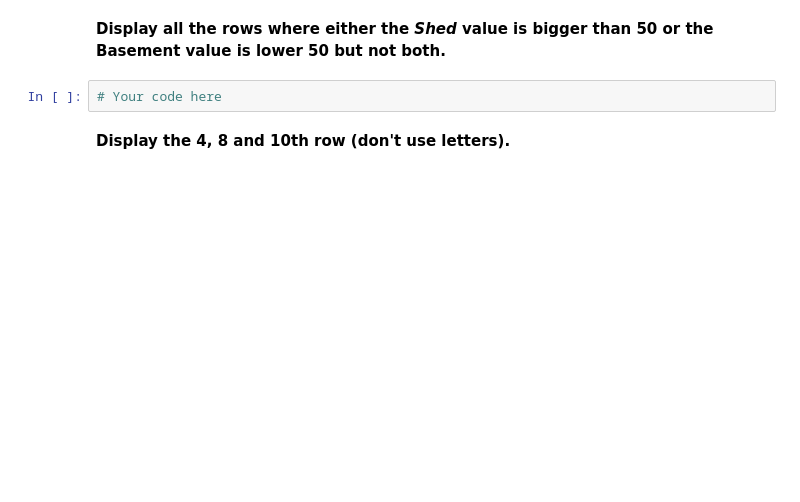
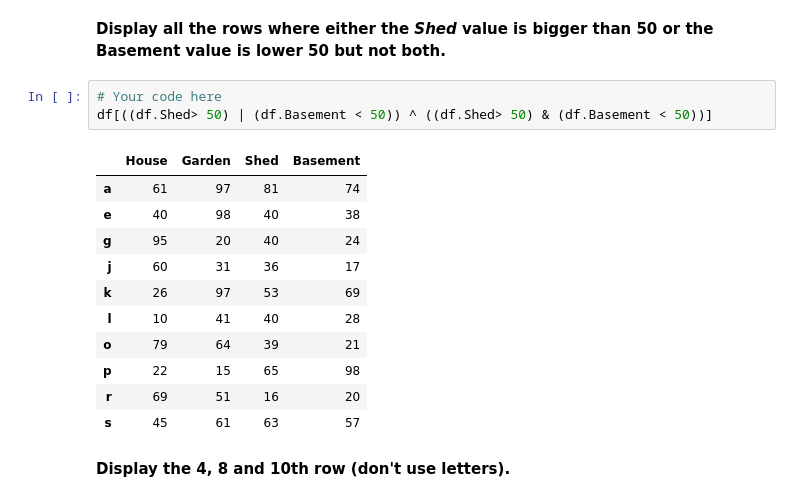
Before and after one commit to meitalis/meitalis_repository, a Jupyter notebook: samples/panda/pandas_ex1_ben.ipynb, the cells around one changed output. Saved outputs shown, nothing was run; the diff lists cells and outputs as text; blank space fills up the shorter version.

```diff
--- a/samples/panda/pandas_ex1_ben.ipynb
+++ b/samples/panda/pandas_ex1_ben.ipynb
@@ -844,7 +924,20 @@ __Display all the rows where the *Garden* value is bigger than 50.__
 # %% [markdown]
 __Display all the rows where either the *Shed* value is bigger than 50 or the Basement value is lower 50 but not both.__
-# %%
-# Your code here
+# %%
+# Your code here
+df[((df.Shed> 50) | (df.Basement < 50)) ^ ((df.Shed> 50) & (df.Basement < 50))]
+# %% [output]
+|  | House | Garden | Shed | Basement |
+| a | 61 | 97 | 81 | 74 |
+| e | 40 | 98 | 40 | 38 |
+| g | 95 | 20 | 40 | 24 |
+| j | 60 | 31 | 36 | 17 |
+| k | 26 | 97 | 53 | 69 |
+| l | 10 | 41 | 40 | 28 |
+| o | 79 | 64 | 39 | 21 |
+| p | 22 | 15 | 65 | 98 |
+| r | 69 | 51 | 16 | 20 |
+| s | 45 | 61 | 63 | 57 |
 # %% [markdown]
 __Display the 4, 8 and 10th row (don't use letters).__
 # %%
```
Also changed, not shown: parts of 19 cells of this notebook.
